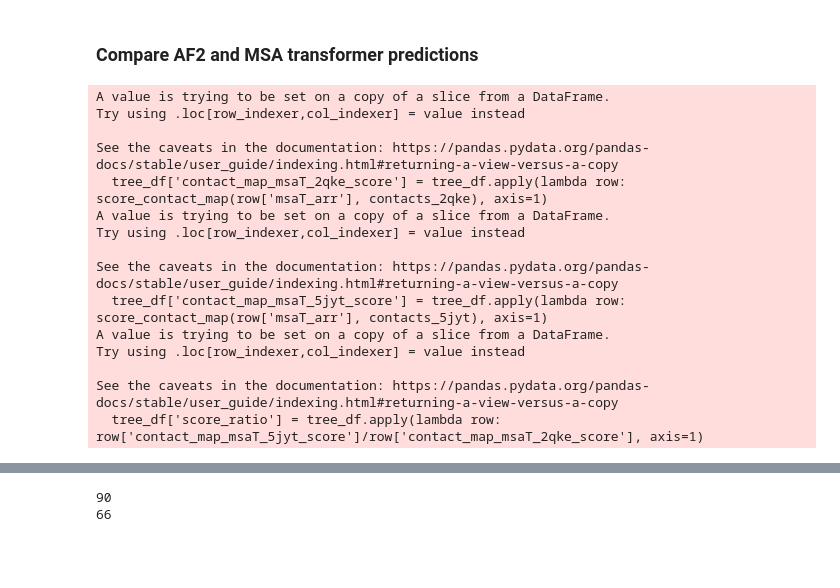
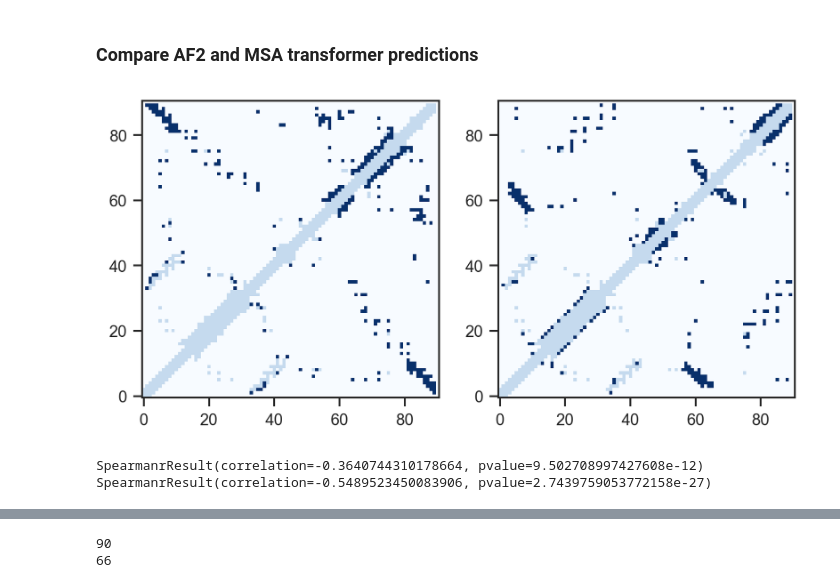
Before and after one commit to HWaymentSteele/AF_Cluster, a Jupyter notebook: data_sep2022/00_KaiB/KaiB_landscape_figures.ipynb, the cells around one changed output, grey strips where cells are left out. Cells and saved outputs as stored; diff of their text form; code cells hidden in the pictures; blank space fills up the shorter version.

```diff
--- a/data_sep2022/00_KaiB/KaiB_landscape_figures.ipynb
+++ b/data_sep2022/00_KaiB/KaiB_landscape_figures.ipynb
@@ -167,27 +174,27 @@ def get_contact_map(pdb_file, size=None, start_pos=0, end_pos=-1):
 
 contacts_2qke = get_contact_map('2qkeE.pdb')
 contacts_5jyt = get_contact_map('5jytA.pdb')
+# %%
+subplot(1,2,1)
+imshow(np.clip(contacts_2qke-.75*contacts_5jyt,0,1),origin='lower', cmap='Blues')
+subplot(1,2,2)
+imshow(np.clip(contacts_5jyt-.75*contacts_2qke,0,1),origin='lower', cmap='Blues')
+savefig('differential_contact_maps.pdf',bbox_inches='tight')
+# %% [output]
+[figure, added]
 # %%
 def score_contact_map(arr, gt_arr):
 
     return np.sum(np.multiply(arr, gt_arr))/np.sum(gt_arr)
 
-tree_df['contact_map_msaT_2qke_score'] = tree_df.apply(lambda row: score_contact_map(row['msaT_arr'], contacts_2qke), axis=1)
-tree_df['contact_map_msaT_5jyt_score'] = tree_df.apply(lambda row: score_contact_map(row['msaT_arr'], contacts_5jyt), axis=1)
+tree_df['contact_map_msaT_2qke_score'] = tree_df.apply(lambda row: score_contact_map(row['msaT_arr'], np.clip(contacts_2qke-contacts_5jyt,0,1)), axis=1)
+tree_df['contact_map_msaT_5jyt_score'] = tree_df.apply(lambda row: score_contact_map(row['msaT_arr'], np.clip(contacts_5jyt-contacts_2qke,0,1)), axis=1)
 tree_df['score_ratio'] = tree_df.apply(lambda row: row['contact_map_msaT_5jyt_score']/row['contact_map_msaT_2qke_score'], axis=1)
-# %% [output]
-A value is trying to be set on a copy of a slice from a DataFrame.
-Try using .loc[row_indexer,col_indexer] = value instead
-
-See the caveats in the documentation: https://pandas.pydata.org/pandas-docs/stable/user_guide/indexing.html#returning-a-view-versus-a-copy
-  tree_df['contact_map_msaT_2qke_score'] = tree_df.apply(lambda row: score_contact_map(row['msaT_arr'], contacts_2qke), axis=1)
-A value is trying to be set on a copy of a slice from a DataFrame.
-Try using .loc[row_indexer,col_indexer] = value instead
-
-See the caveats in the documentation: https://pandas.pydata.org/pandas-docs/stable/user_guide/indexing.html#returning-a-view-versus-a-copy
-  tree_df['contact_map_msaT_5jyt_score'] = tree_df.apply(lambda row: score_contact_map(row['msaT_arr'], contacts_5jyt), axis=1)
-A value is trying to be set on a copy of a slice from a DataFrame.
-Try using .loc[row_indexer,col_indexer] = value instead
-
-See the caveats in the documentation: https://pandas.pydata.org/pandas-docs/stable/user_guide/indexing.html#returning-a-view-versus-a-copy
-  tree_df['score_ratio'] = tree_df.apply(lambda row: row['contact_map_msaT_5jyt_score']/row['contact_map_msaT_2qke_score'], axis=1)
+# %%
+from scipy.stats import spearmanr, pearsonr
+
+print(spearmanr(tree_df['rmsd_ref_2QKEE'], tree_df['contact_map_msaT_2qke_score']))
+print(spearmanr(tree_df['rmsd_ref_5JYTA'], tree_df['contact_map_msaT_5jyt_score']))
+# %% [output]
+SpearmanrResult(correlation=-0.3640744310178664, pvalue=9.502708997427608e-12)
+SpearmanrResult(correlation=-0.5489523450083906, pvalue=2.7439759053772158e-27)
```
Also changed, not shown: parts of 13 cells of this notebook.
